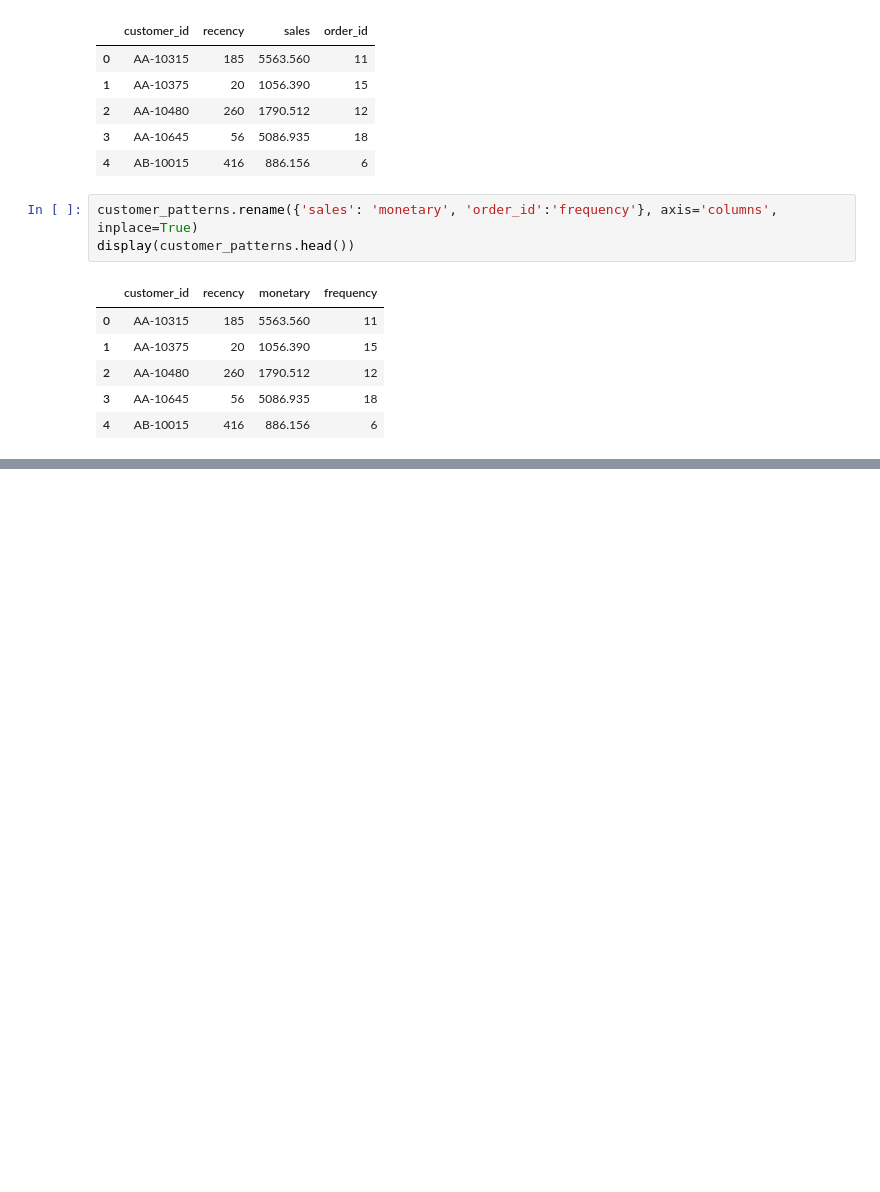
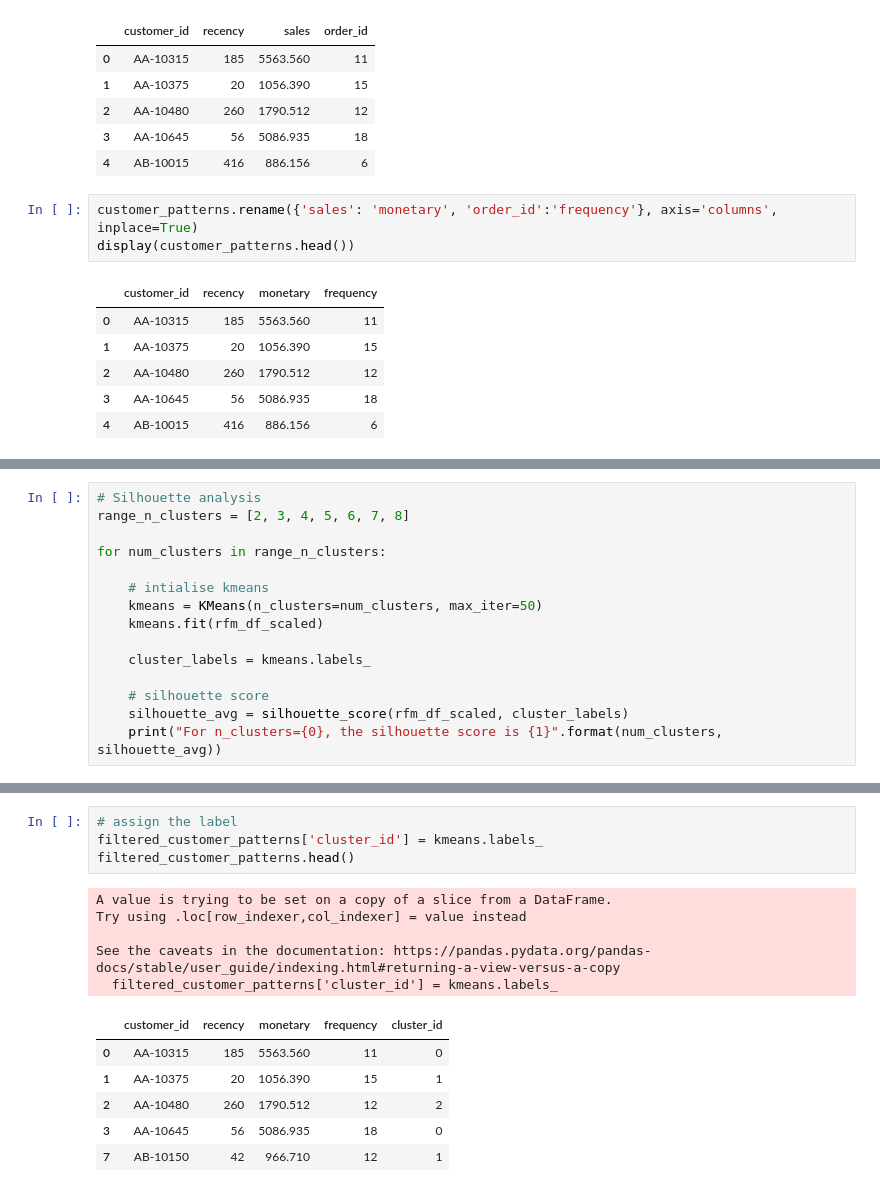
Before and after one commit to Paul-Sabin/E-Commerce, a Jupyter notebook: EDA_e-shop.ipynb, the cells around one changed output, grey strips where cells are left out. Cells and saved outputs as stored; diff of their text form; blank space fills up the shorter version.

```diff
--- a/EDA_e-shop.ipynb
+++ b/EDA_e-shop.ipynb
@@ -271,0 +392,15 @@ display(customer_patterns.head())
+# %%
+# Silhouette analysis
+range_n_clusters = [2, 3, 4, 5, 6, 7, 8]
+
+for num_clusters in range_n_clusters:
+
+    # intialise kmeans
+    kmeans = KMeans(n_clusters=num_clusters, max_iter=50)
+    kmeans.fit(rfm_df_scaled)
+
+    cluster_labels = kmeans.labels_
+
+    # silhouette score
+    silhouette_avg = silhouette_score(rfm_df_scaled, cluster_labels)
+    print("For n_clusters={0}, the silhouette score is {1}".format(num_clusters, silhouette_avg))
@@ -271,0 +428,16 @@ display(customer_patterns.head())
+# %%
+# assign the label
+filtered_customer_patterns['cluster_id'] = kmeans.labels_
+filtered_customer_patterns.head()
+# %% [output]
+A value is trying to be set on a copy of a slice from a DataFrame.
+Try using .loc[row_indexer,col_indexer] = value instead
+
+See the caveats in the documentation: https://pandas.pydata.org/pandas-docs/stable/user_guide/indexing.html#returning-a-view-versus-a-copy
+  filtered_customer_patterns['cluster_id'] = kmeans.labels_
+|  | customer_id | recency | monetary | frequency | cluster_id |
+| 0 | AA-10315 | 185 | 5563.560 | 11 | 0 |
+| 1 | AA-10375 | 20 | 1056.390 | 15 | 1 |
+| 2 | AA-10480 | 260 | 1790.512 | 12 | 2 |
+| 3 | AA-10645 | 56 | 5086.935 | 18 | 0 |
+| 7 | AB-10150 | 42 | 966.710 | 12 | 1 |
```
Also changed, not shown: parts of 14 cells of this notebook.
